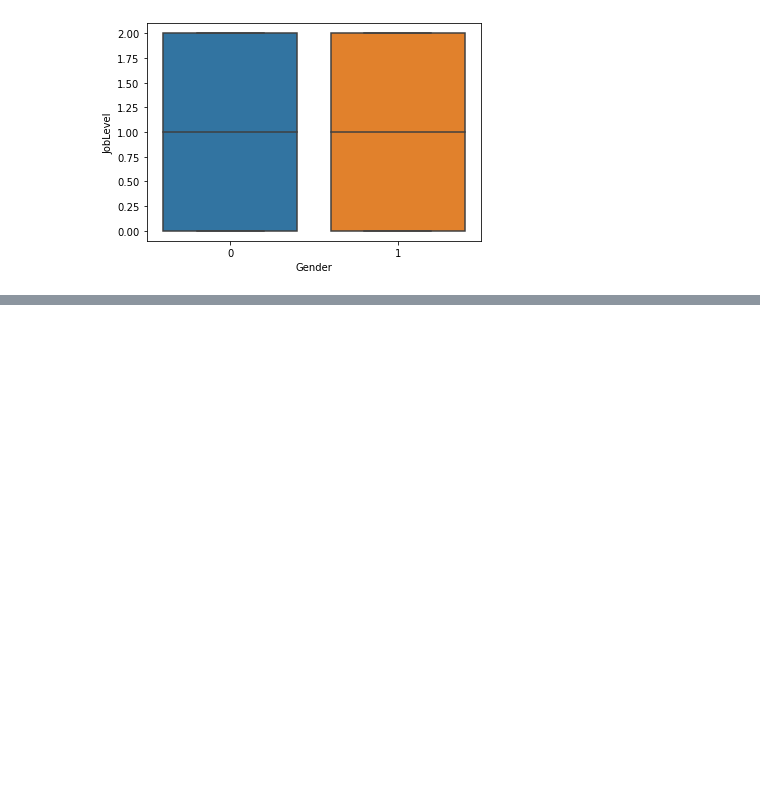
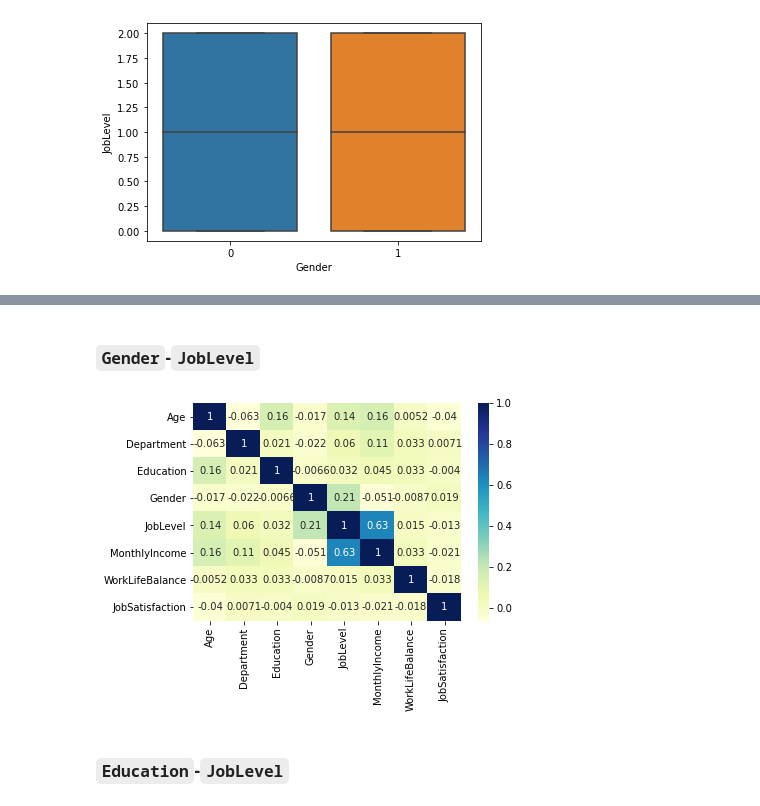
Before and after one commit to EnricoPittini/Job-satisfaction, a Jupyter notebook: Job satisfaction modeling.ipynb, the cells around one changed output, grey strips where cells are left out. Saved outputs shown, nothing was run; the diff lists cells and outputs as text; code cells hidden in the pictures; blank space fills up the shorter version.

```diff
--- a/Job satisfaction modeling.ipynb
+++ b/Job satisfaction modeling.ipynb
@@ -376,0 +388,2 @@ from utils import add_bias
+# %%
+df = pd.read_excel('IBM_Job_satisfaction_bias.xlsm')
@@ -394,3 +410,14 @@ add_bias(data, evidence, variable, positive=True, amount=0.2)
     Notes
     -------
     The input DataFrame is not modified, but a copy is created.
+# %% [markdown]
+### `Gender`-`JobLevel`
+# %%
+df = add_bias(data=df, evidence='Gender', variable='JobLevel', amount=0.45)
+# %%
+corr = df[df.columns].corr()
+sns.heatmap(corr, cmap="YlGnBu", annot=True);
+# %% [output]
+[figure, added]
+# %% [markdown]
+### `Education`-`JobLevel`
```
Also changed, not shown: parts of 43 cells of this notebook, 1 other file.
